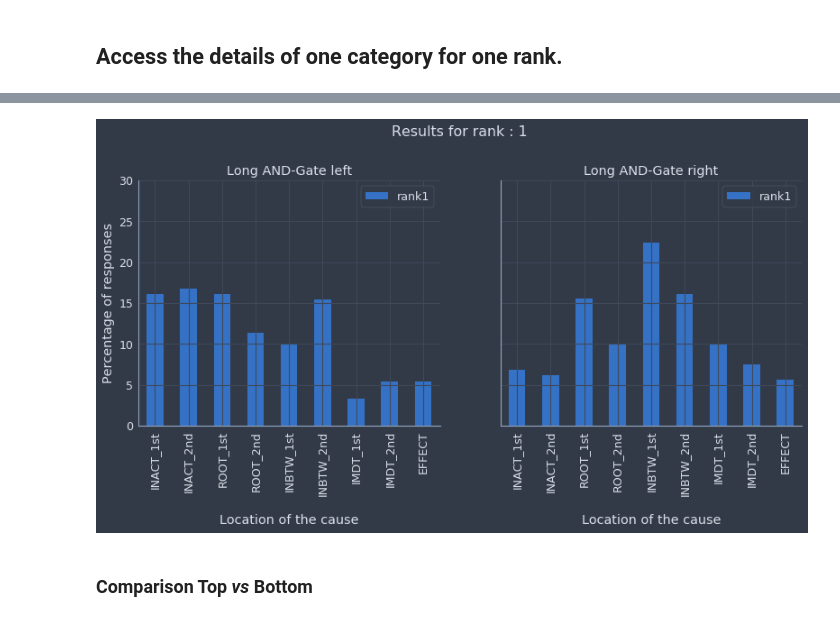
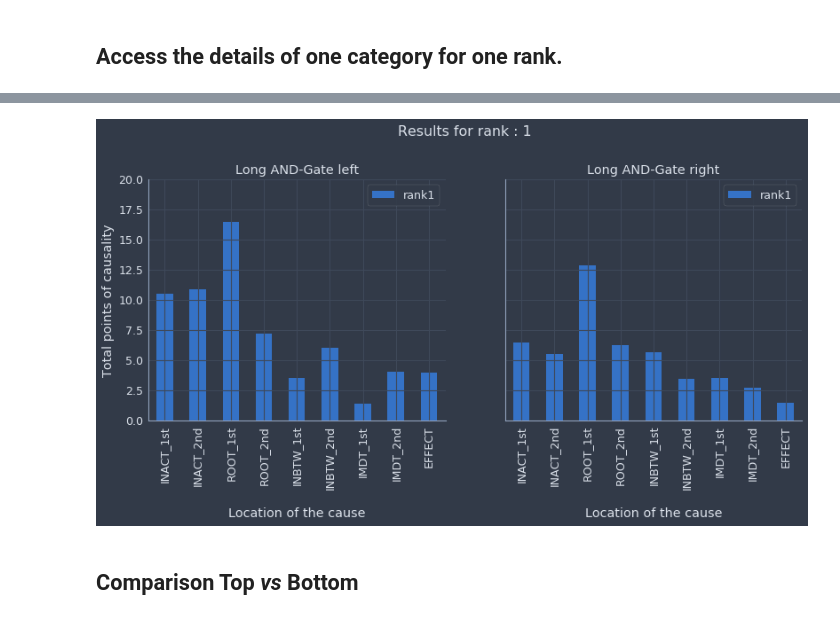
Before and after one commit to A-Fermo/continuity-cogsci21, a Jupyter notebook: analysis/analysis_E2.ipynb, the cells around one changed output, grey strips where cells are left out. Cells and saved outputs as stored; diff of their text form; code cells hidden in the pictures.

```diff
--- a/analysis/analysis_E2.ipynb
+++ b/analysis/analysis_E2.ipynb
@@ -22,0 +36,6 @@ data_clean.head()
+# %%
+time = []
+for item in data_clean[data_clean['stimulus']=='comment']['time_elapsed']:
+    time.append(item)
+time = np.array(time)
+time.mean()/1000/60
@@ -539,10 +595,10 @@ title4 = ["Short AND-Gate left","Short AND-Gate right"]
 title5 = ["Medium AND-Gate left","Medium AND-Gate right"]
 title6 = ["Long AND-Gate left","Long AND-Gate right"]
 
-graph([ChainShort_L,ChainShort_R],title1,rank=1,limit=70)
-graph([ChainMedium_L,ChainMedium_R],title2,rank=1,limit=60)
-graph([ChainLong_L,ChainLong_R],title3,rank=1)
-graph([BranchShort_L,BranchShort_R],title4,rank=1,limit=40)
-graph([BranchMedium_L,BranchMedium_R],title5,rank=1,limit=40)
-graph([BranchLong_L,BranchLong_R],title6,rank=1,limit=30)
+graph([ChainShort_L,ChainShort_R],title1,rank=1,normalized=False,limit=15)
+graph([ChainMedium_L,ChainMedium_R],title2,rank=1,normalized=False,limit=15)
+graph([ChainLong_L,ChainLong_R],title3,rank=1,normalized=False,limit=10)
+graph([BranchShort_L,BranchShort_R],title4,rank=1,normalized=False,limit=40)
+graph([BranchMedium_L,BranchMedium_R],title5,rank=1,normalized=False,limit=20)
+graph([BranchLong_L,BranchLong_R],title6,rank=1,normalized=False,limit=20)
 # %% [output]
@@ -554,6 +610,6 @@ graph([BranchLong_L,BranchLong_R],title6,rank=1,limit=30)
-[figure, old version]
+[figure, new version]
 # %% [markdown]
-### Comparison Top *vs* Bottom
+## Comparison Top *vs* Bottom
 # %%
 # Broad comparison between Top vs Bottom conditions, regardless of the conditions associated to each branch (whether it is
 # state or event --short, medium, long)
```
Also changed, not shown: parts of 25 cells of this notebook, 1 other file.
